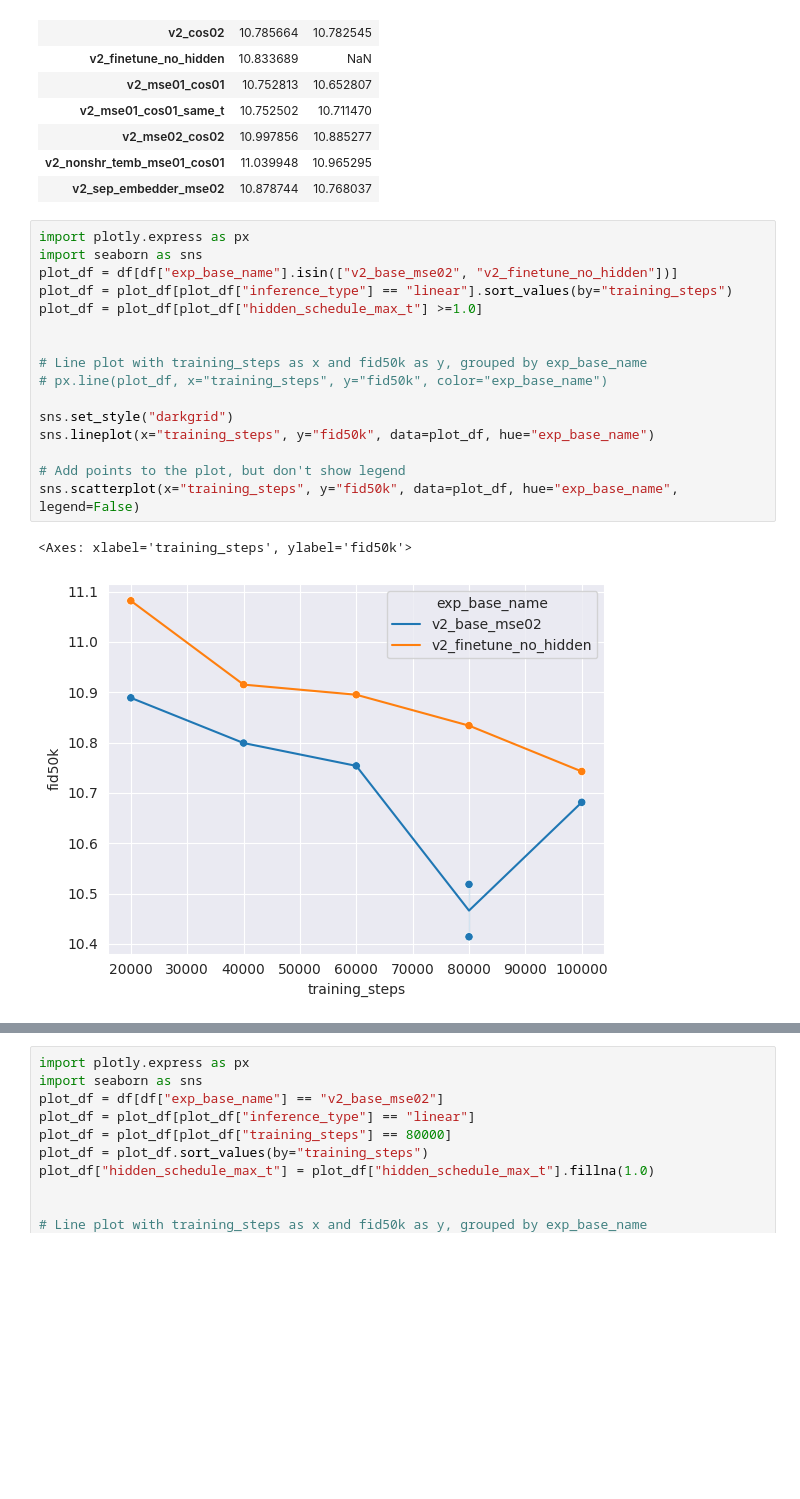
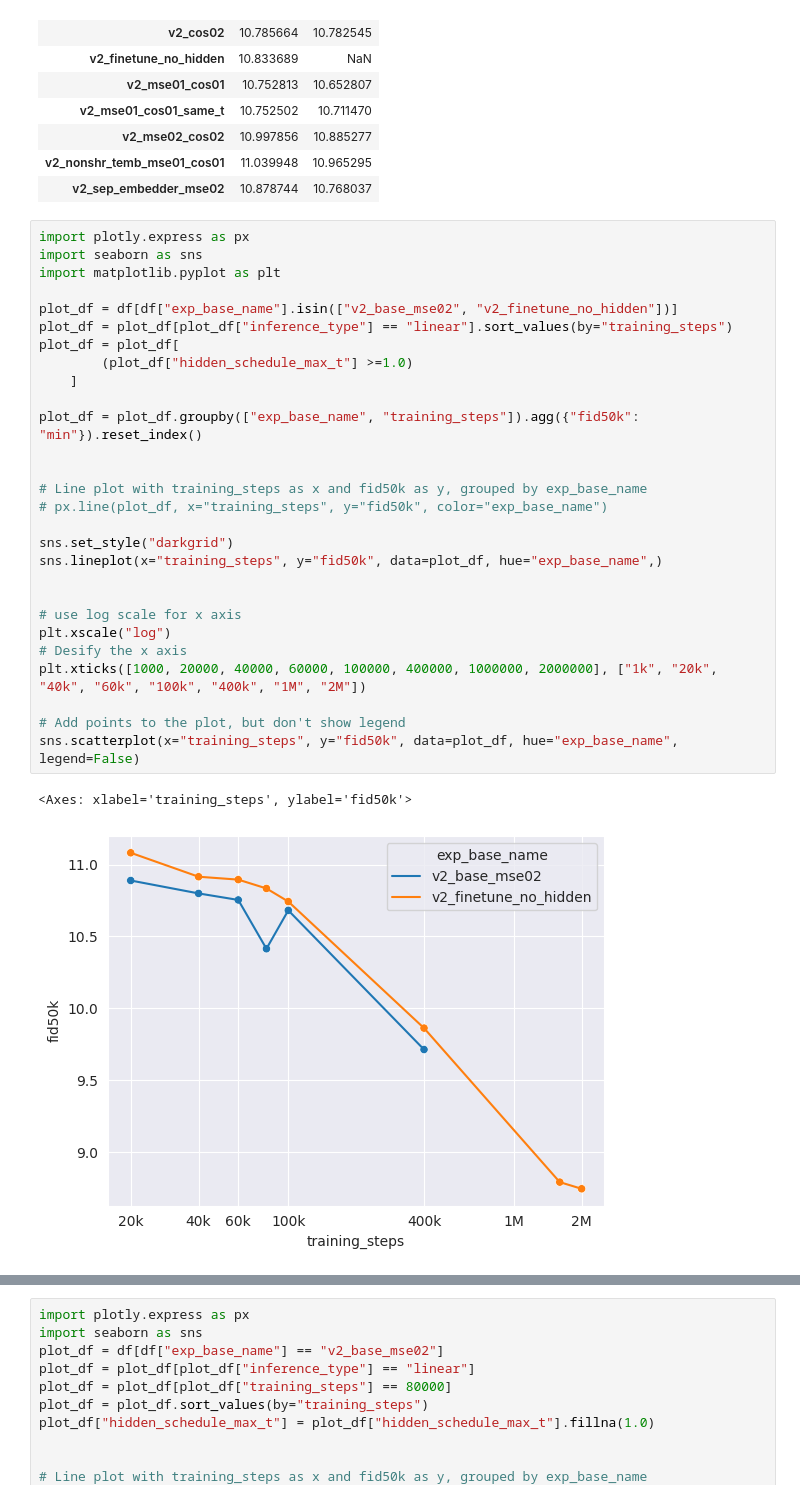
Before and after one commit to BartekPog/sfd-encoder, a Jupyter notebook: notebooks/fid_tables.ipynb, the cells around one changed output, grey strips where cells are left out. Saved outputs shown, nothing was run; the diff lists cells and outputs as text; blank space fills up the shorter version.

Commit message:
Add encodefirst linear and corresponding visualisation

```diff
--- a/notebooks/fid_tables.ipynb
+++ b/notebooks/fid_tables.ipynb
@@ -98,22 +102,34 @@ values = "fid50k"
 # %%
 import plotly.express as px
 import seaborn as sns
+import matplotlib.pyplot as plt
+
 plot_df = df[df["exp_base_name"].isin(["v2_base_mse02", "v2_finetune_no_hidden"])]
 plot_df = plot_df[plot_df["inference_type"] == "linear"].sort_values(by="training_steps")
-plot_df = plot_df[plot_df["hidden_schedule_max_t"] >=1.0]
+plot_df = plot_df[
+        (plot_df["hidden_schedule_max_t"] >=1.0)
+    ]
+
+plot_df = plot_df.groupby(["exp_base_name", "training_steps"]).agg({"fid50k": "min"}).reset_index()
 
 
 # Line plot with training_steps as x and fid50k as y, grouped by exp_base_name
 # px.line(plot_df, x="training_steps", y="fid50k", color="exp_base_name")
 
 sns.set_style("darkgrid")
-sns.lineplot(x="training_steps", y="fid50k", data=plot_df, hue="exp_base_name")
+sns.lineplot(x="training_steps", y="fid50k", data=plot_df, hue="exp_base_name",)
+
+
+# use log scale for x axis
+plt.xscale("log")
+# Desify the x axis
+plt.xticks([1000, 20000, 40000, 60000, 100000, 400000, 1000000, 2000000], ["1k", "20k", "40k", "60k", "100k", "400k", "1M", "2M"])
 
 # Add points to the plot, but don't show legend
 sns.scatterplot(x="training_steps", y="fid50k", data=plot_df, hue="exp_base_name", legend=False)
 # %% [output]
 <Axes: xlabel='training_steps', ylabel='fid50k'>
-[figure, old version]
+[figure, new version]
 # %%
 df
 # %% [output]
```
Also changed, not shown: parts of 9 cells of this notebook, 14 other files.
